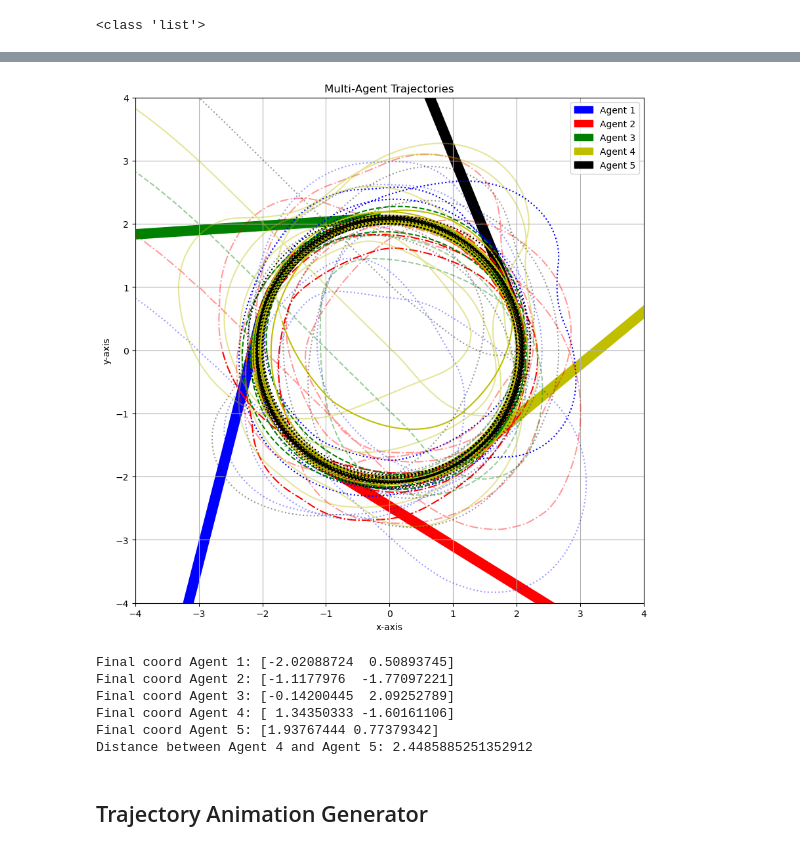
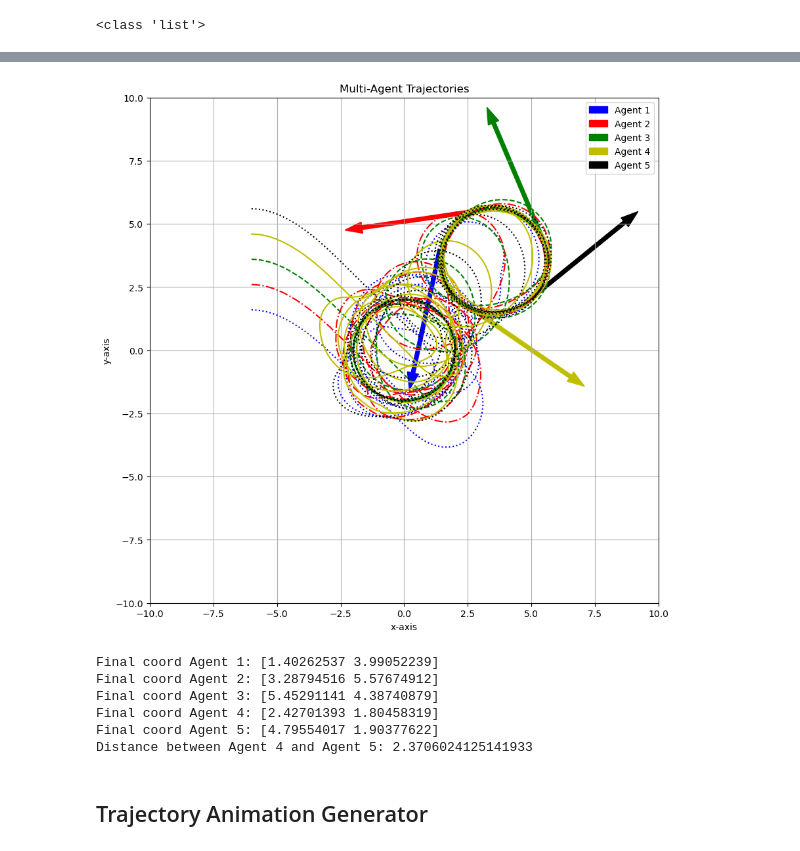
Before and after one commit to kiredoo/crazyflie-basics, a Jupyter notebook: isaac_ws/cyclic.ipynb, the cells around one changed output, grey strips where cells are left out. Saved outputs shown, nothing was run; the diff lists cells and outputs as text; code cells hidden in the pictures.

Commit message:
moving centroid

```diff
--- a/isaac_ws/cyclic.ipynb
+++ b/isaac_ws/cyclic.ipynb
@@ -34,6 +34,12 @@ global vis_zone_vec2
 global utj_vec
 global gamma_ij_glob
 global bd_vec_glob
+global xb_save
+t = 0
+T = 600
+delta = 5
+xb = np.array([0,0])
+xb_save = []
 bd_vec_glob = []
 gamma_ij_glob = []
 utj_vec = []
@@ -405,8 +409,21 @@ def adjust_angle(x,n):
             x[(3*i)+2] = x[(3*i)+2] + 2*np.pi
     return x
 
+def dynamic_xb(xb_0,delta, t): #moving centroid
+    if np.linalg.norm(xb_0) >= delta or t < 300:
+        return xb_0
+    step = (100)/dt
+    # print(f"step is {step}")
+    tot_change = (delta)/((4)*step)
+    # print(tot_change)
+    ele_change = tot_change/np.sqrt(2)
+    xb = xb_0 + np.array([ele_change,ele_change])
+    return xb
+
 def f_unicycle(t,x,n):
-    xb = np.array([0 , 0])
+    global xb
+    xb = dynamic_xb(xb,delta,t)
+    xb_save.append(xb)
     v_vec = velocity(t,n)
     visible = None
     pij_vec = None
@@ -611,41 +634,41 @@ for i in range(n_agents):
 
     # Plot past trajectory
     plt.plot(traj[:-display_horizon, x_idx], traj[:-display_horizon, y_idx], style, alpha=0.4, color=color)
     # Plot recent trajectory
     plt.plot(traj[-display_horizon:-1, x_idx], traj[-display_horizon:-1, y_idx], style, alpha=1, color=color)
 
     # Final arrow (orientation)
     x, y, theta = traj[-1, x_idx], traj[-1, y_idx], traj[-1, theta_idx]
     plt.arrow(x, y, arrow_size*np.cos(theta), arrow_size*np.sin(theta),
               width=0.15, color=color, label=f'Agent {i+1}')
 
 # Formatting
 plt.title('Multi-Agent Trajectories')
 plt.xlabel('x-axis')
 plt.ylabel('y-axis')
 plt.legend()
 plt.grid()
-plt.axis([-4,4,-4,4])
+plt.axis([-10,10,-10,10])
 # plt.axis('auto')  # or customize bounds with plt.axis([xmin, xmax, ymin, ymax])
 plt.show()
 
 # Final positions
 final_coords = [traj[-1, i*3:i*3+2] for i in range(n_agents)]
 for i, coord in enumerate(final_coords):
     print(f"Final coord Agent {i+1}: {coord}")
 
 # Example distance between last two agents (if >=2)
 if n_agents >= 2:
     d = distance(final_coords[-1], final_coords[-2])
     print(f"Distance between Agent {n_agents-1} and Agent {n_agents}: {d}")
 # %% [output]
-[figure, old version]
+[figure, new version]
-Final coord Agent 1: [-2.02088724  0.50893745]
-Final coord Agent 2: [-1.1177976  -1.77097221]
-Final coord Agent 3: [-0.14200445  2.09252789]
-Final coord Agent 4: [ 1.34350333 -1.60161106]
-Final coord Agent 5: [1.93767444 0.77379342]
-Distance between Agent 4 and Agent 5: 2.4485885251352912
+Final coord Agent 1: [1.40262537 3.99052239]
+Final coord Agent 2: [3.28794516 5.57674912]
+Final coord Agent 3: [5.45291141 4.38740879]
+Final coord Agent 4: [2.42701393 1.80458319]
+Final coord Agent 5: [4.79554017 1.90377622]
+Distance between Agent 4 and Agent 5: 2.3706024125141933
 # %%
 # def distance(a,b):
 #     d = np.sqrt(((a[0]-b[0])**2)+((a[1]-b[1])**2))
```
Also changed, not shown: parts of 9 cells of this notebook.
